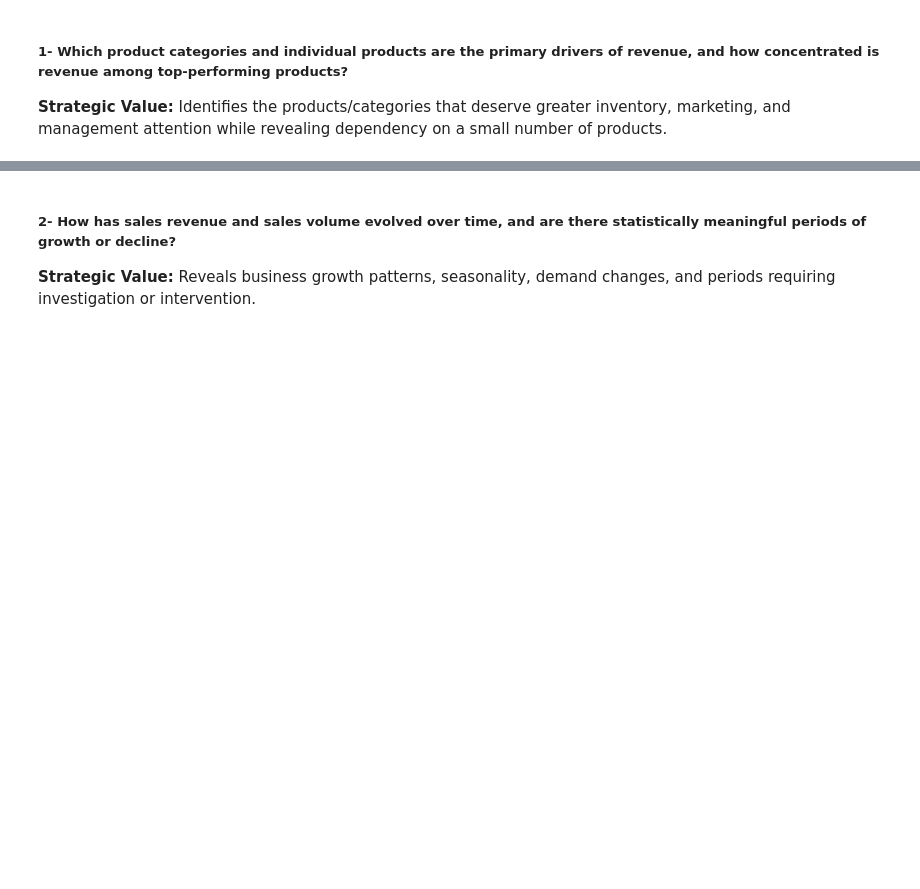
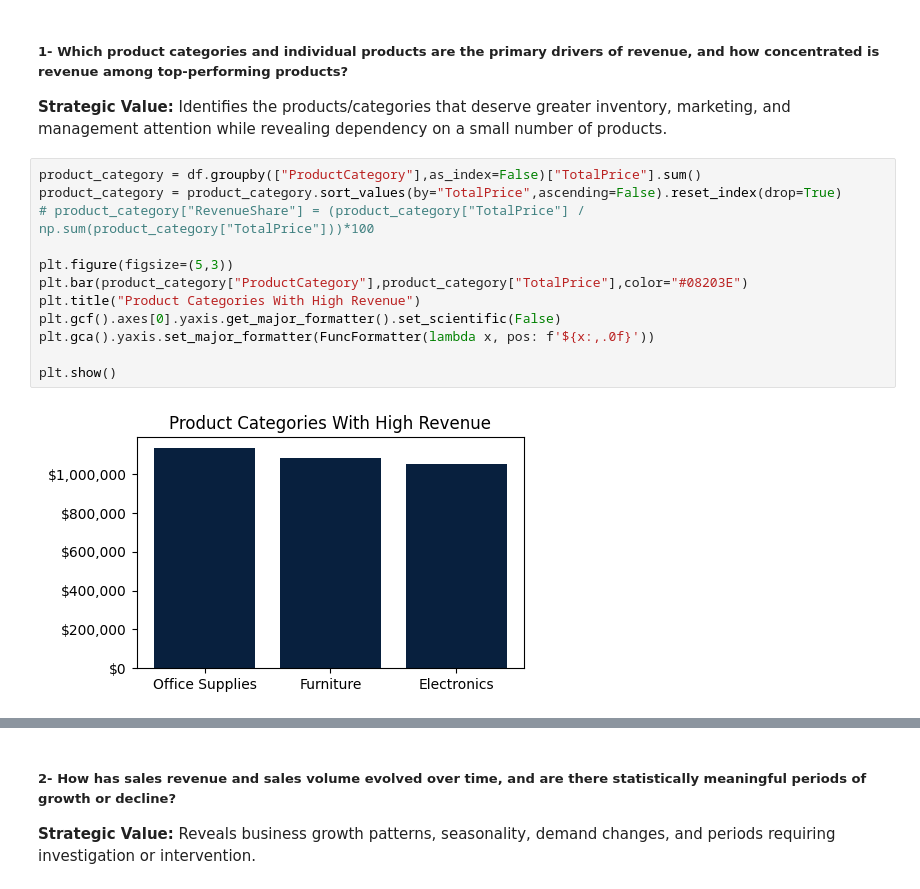
Before and after one commit to MMosayebi/Work-samples, a Jupyter notebook: Customer-Purchase-History/Customer-Purchase-History.ipynb, the cells around one changed output, grey strips where cells are left out. Drawn from its saved outputs; the diff is of its cells as text; blank space fills up the shorter version.

```diff
--- a/Customer-Purchase-History/Customer-Purchase-History.ipynb
+++ b/Customer-Purchase-History/Customer-Purchase-History.ipynb
@@ -73,5 +74,19 @@ Name: count, dtype: int64
 ##### 1- Which product categories and individual products are the primary drivers of revenue, and how concentrated is revenue among top-performing products?
 
 <p><b>Strategic Value:</b> Identifies the products/categories that deserve greater inventory, marketing, and management attention while revealing dependency on a small number of products.</p>
+# %%
+product_category = df.groupby(["ProductCategory"],as_index=False)["TotalPrice"].sum()
+product_category = product_category.sort_values(by="TotalPrice",ascending=False).reset_index(drop=True)
+# product_category["RevenueShare"] = (product_category["TotalPrice"] / np.sum(product_category["TotalPrice"]))*100
+
+plt.figure(figsize=(5,3))
+plt.bar(product_category["ProductCategory"],product_category["TotalPrice"],color="#08203E")
+plt.title("Product Categories With High Revenue")
+plt.gcf().axes[0].yaxis.get_major_formatter().set_scientific(False)
+plt.gca().yaxis.set_major_formatter(FuncFormatter(lambda x, pos: f'${x:,.0f}'))
+
+plt.show()
+# %% [output]
+[figure, added]
 # %%
 product = df.groupby(["ProductCategory","Product"], as_index=False)["TotalPrice"].sum()
```
Also changed, not shown: parts of 5 cells of this notebook, 3 other files.
